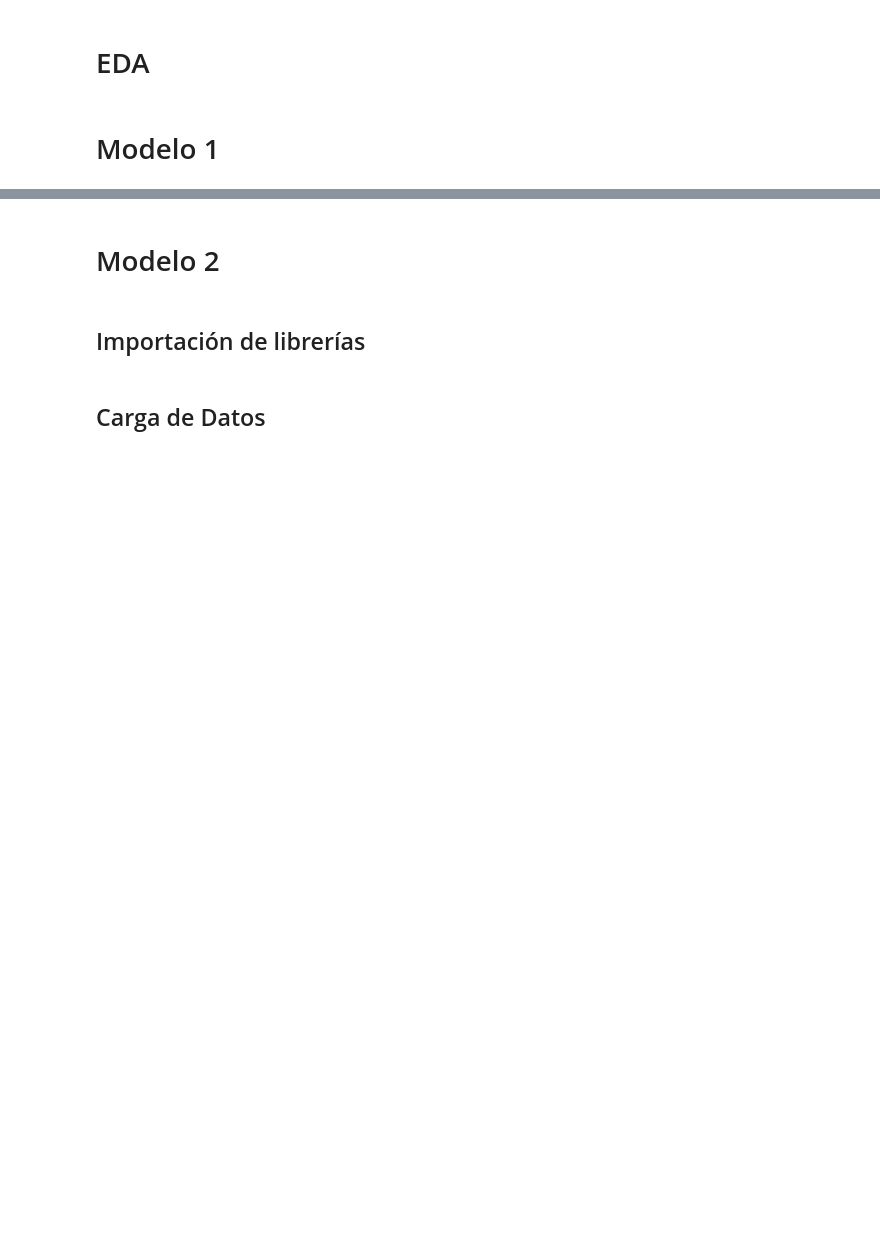
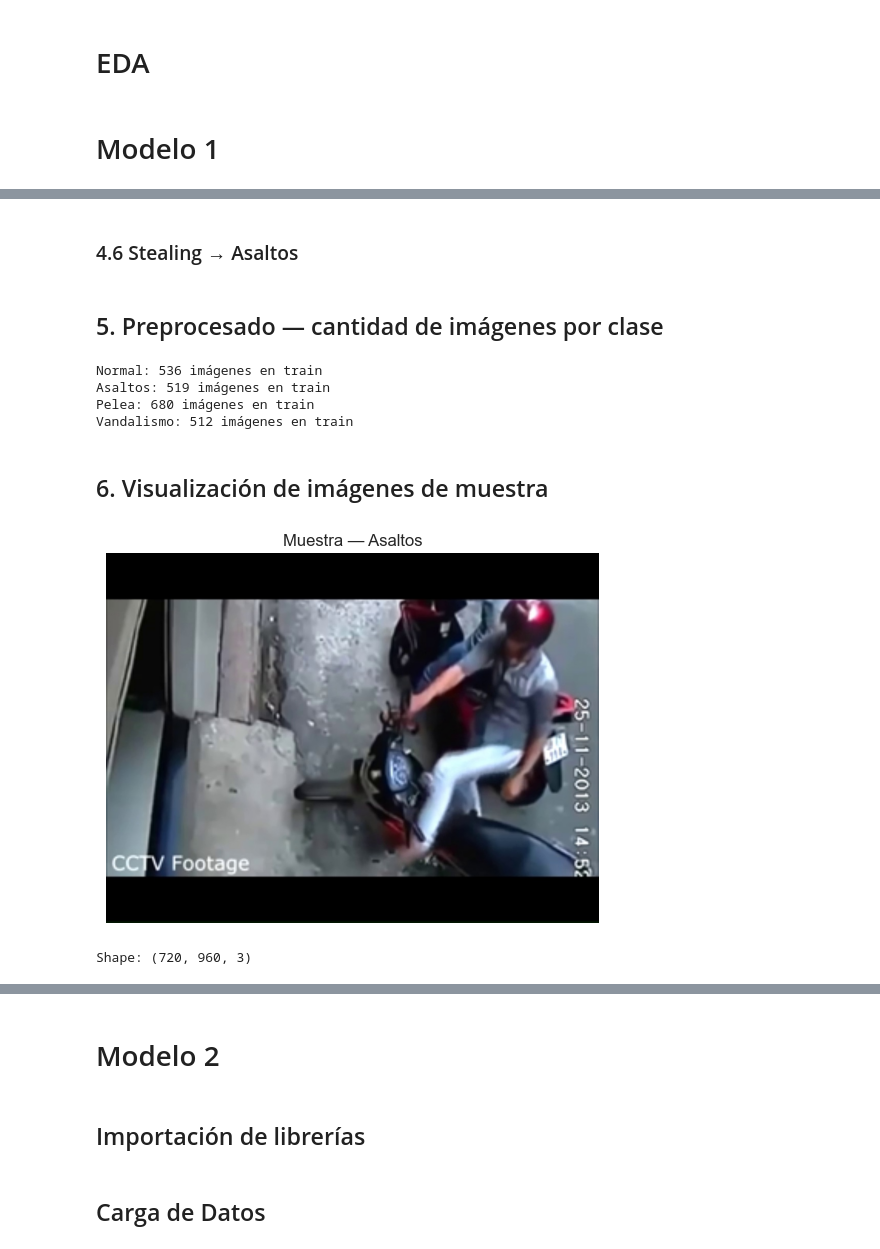
Before and after one commit to kendalls-s/SmartCityIA, a Jupyter notebook: notebooks/01_EDA.ipynb, the cells around one changed output, grey strips where cells are left out. Cells and saved outputs as stored; diff of their text form; code cells hidden in the pictures; blank space fills up the shorter version.

```diff
--- a/notebooks/01_EDA.ipynb
+++ b/notebooks/01_EDA.ipynb
@@ -4,0 +19,5 @@
+# %%
+ROOT       = pathlib.Path().resolve().parent
+train_path = str(ROOT / 'data' / 'processed' / 'train')
+test_path  = str(ROOT / 'data' / 'processed' / 'test')
+print(train_path)
@@ -4,0 +87,2 @@
+# %% [markdown]
+### 4.6 Stealing → Asaltos
@@ -4,0 +93,24 @@
+# %% [markdown]
+## 5. Preprocesado — cantidad de imágenes por clase
+# %%
+for clase in ['Normal', 'Asaltos', 'Pelea', 'Vandalismo']:
+    n = len(os.listdir(train_path + '\\' + clase))
+    print(f'{clase}: {n} imágenes en train')
+# %% [output]
+Normal: 536 imágenes en train
+Asaltos: 519 imágenes en train
+Pelea: 680 imágenes en train
+Vandalismo: 512 imágenes en train
+# %% [markdown]
+## 6. Visualización de imágenes de muestra
+# %%
+ruta_Asalto = train_path + '/Asaltos/' + os.listdir(train_path + '/Asaltos')[0]
+imagen_Asalto = imread(ruta_Asalto)
+plt.imshow(imagen_Asalto)
+plt.title('Muestra — Asaltos')
+plt.axis('off')
+plt.show()
+print('Shape:', imagen_Asalto.shape)
+# %% [output]
+[figure, added]
+Shape: (720, 960, 3)
```
Also changed, not shown: parts of 24 cells of this notebook.
